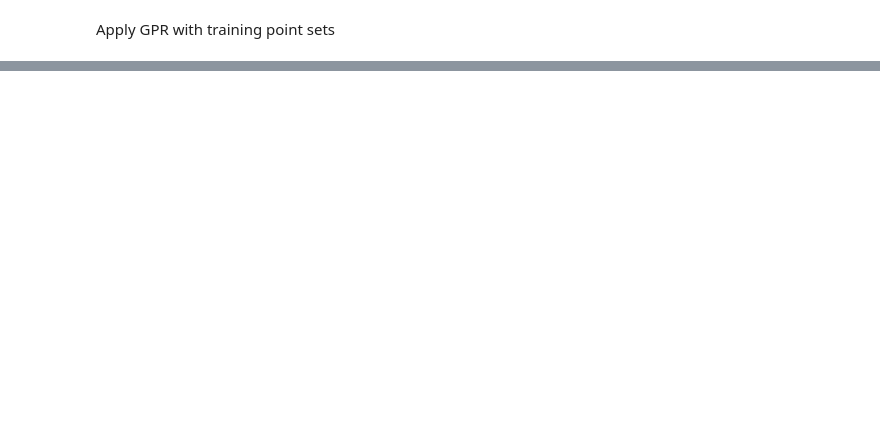
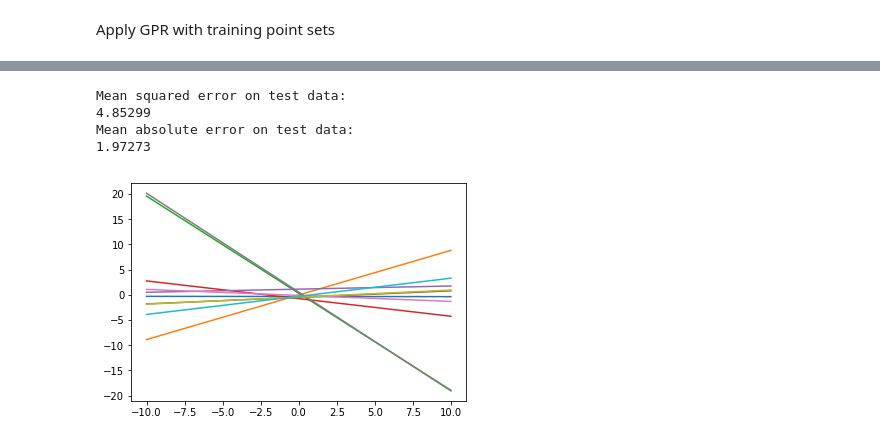
Before and after one commit to xiwenjin/Bayesian-modeling, a Jupyter notebook: fit GPs.ipynb, the cells around one changed output, grey strips where cells are left out. Saved outputs shown, nothing was run; the diff lists cells and outputs as text; code cells hidden in the pictures; blank space fills up the shorter version.

```diff
--- a/fit GPs.ipynb
+++ b/fit GPs.ipynb
@@ -294,0 +332,12 @@ visualise(x_test, y_test, qw, qb)
+# %%
+n = 100
+dim = 2
+qw_2d = Normal(loc=tf.get_variable("qw/Lo", [dim]),
+            scale=tf.nn.softplus(tf.get_variable("qw/Sc", [dim])))
+qb_2d = Normal(loc=tf.get_variable("qb/Lo", [1]),
+            scale=tf.nn.softplus(tf.get_variable("qb/Sc", [1])))
+
+X_2d = tf.placeholder(tf.float32, [n, dim])
+w = Normal(loc=tf.zeros(dim), scale=tf.ones(dim))
+b = Normal(loc=tf.zeros(1.), scale=tf.ones(1.))
+y = Normal(loc=ed.dot(X_2d, w) + b, scale=tf.ones(n))
@@ -294,0 +349,18 @@ visualise(x_test, y_test, qw, qb)
+# %%
+#criticism
+y_post_2d = Normal(loc=ed.dot(X_2d, qw_2d) + qb_2d, scale=tf.ones(n))
+
+print("Mean squared error on test data:")
+print(ed.evaluate('mean_squared_error', data={X_2d: x_test_2d, y_post_2d: y_test}))
+
+print("Mean absolute error on test data:")
+print(ed.evaluate('mean_absolute_error', data={X_2d: x_test_2d, y_post_2d: y_test}))
+# %% [output]
+Mean squared error on test data:
+4.85299
+Mean absolute error on test data:
+1.97273
+# %%
+visualise(x_train, y_train, w, b)
+# %% [output]
+[figure, added]
```
Also changed, not shown: parts of 19 cells of this notebook.
